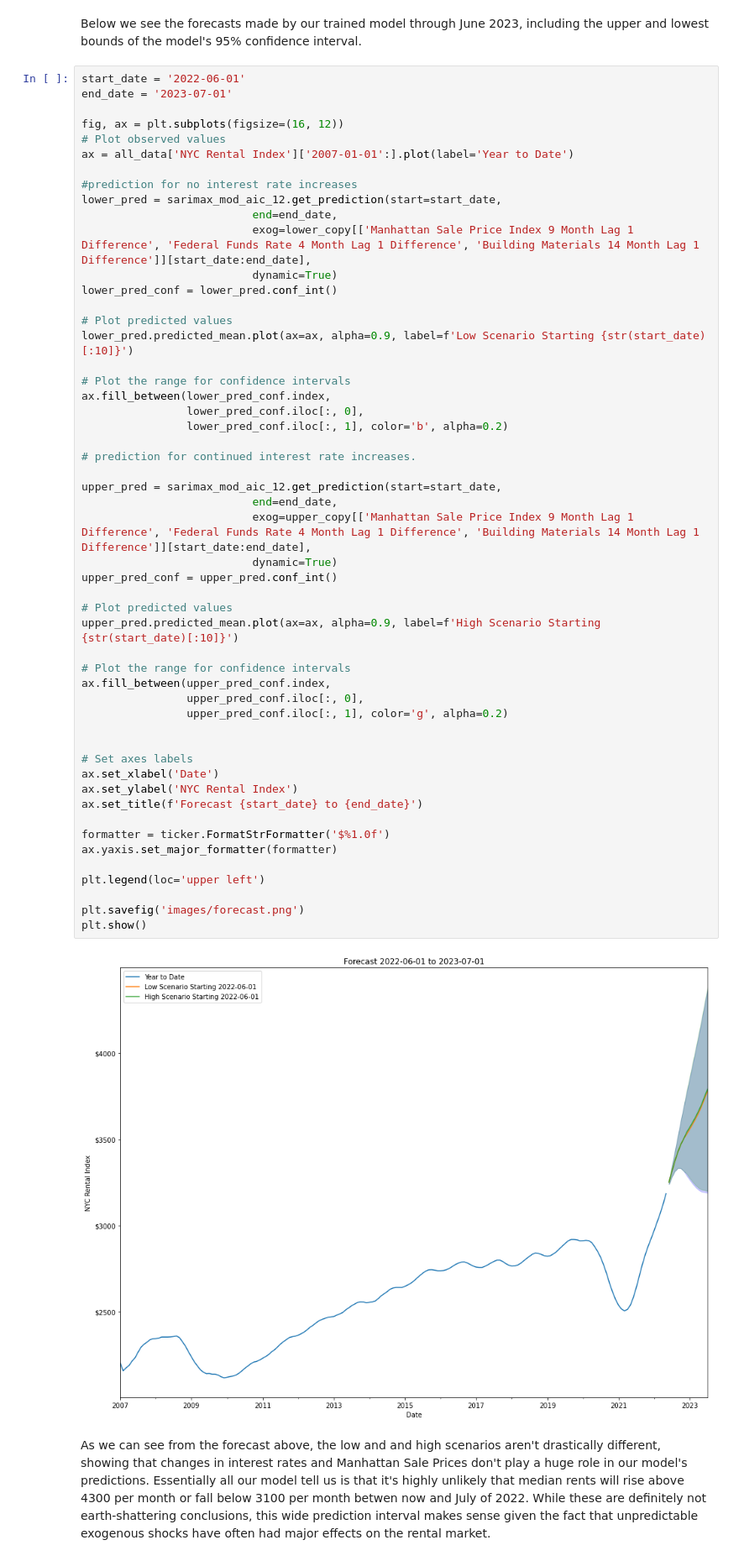
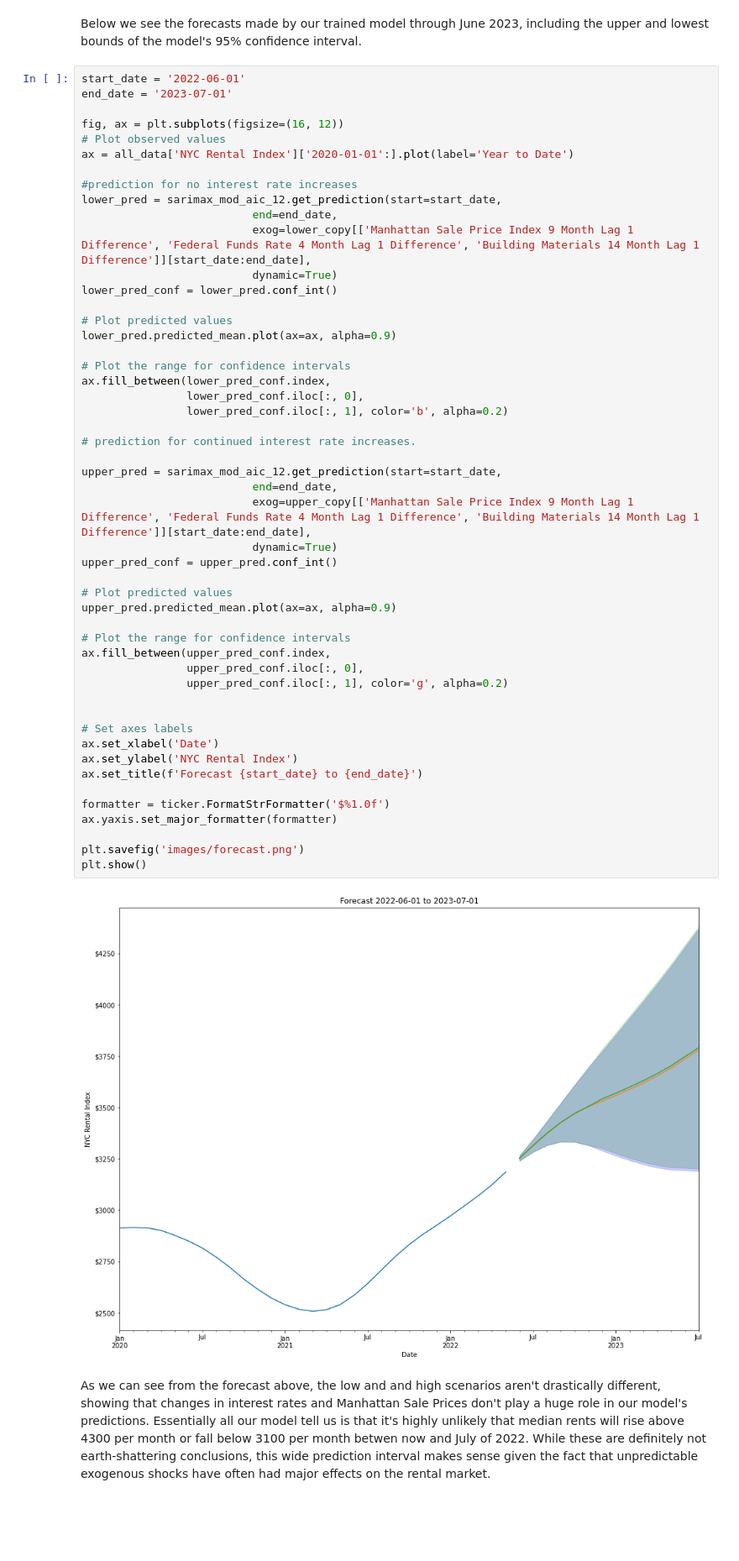
Before and after one commit to DavidKRichter/NYC-Rent-Forecasting-SARIMAX, a Jupyter notebook: nyc-rent-forecasting.ipynb, the cells around one changed output. Shown at 84% size. Saved outputs shown, nothing was run; the diff lists cells and outputs as text; blank space fills up the shorter version.

```diff
--- a/nyc-rent-forecasting.ipynb
+++ b/nyc-rent-forecasting.ipynb
@@ -1269,7 +1269,7 @@ end_date = '2023-07-01'
 
 fig, ax = plt.subplots(figsize=(16, 12))
 # Plot observed values
-ax = all_data['NYC Rental Index']['2007-01-01':].plot(label='Year to Date')
+ax = all_data['NYC Rental Index']['2020-01-01':].plot(label='Year to Date')
 
 #prediction for no interest rate increases
 lower_pred = sarimax_mod_aic_12.get_prediction(start=start_date,
@@ -1279,44 +1279,42 @@ lower_pred = sarimax_mod_aic_12.get_prediction(start=start_date,
 lower_pred_conf = lower_pred.conf_int()
 
 # Plot predicted values
-lower_pred.predicted_mean.plot(ax=ax, alpha=0.9, label=f'Low Scenario Starting {str(start_date)[:10]}')
+lower_pred.predicted_mean.plot(ax=ax, alpha=0.9)
 
 # Plot the range for confidence intervals
 ax.fill_between(lower_pred_conf.index,
                 lower_pred_conf.iloc[:, 0],
                 lower_pred_conf.iloc[:, 1], color='b', alpha=0.2)
 
 # prediction for continued interest rate increases.
 
 upper_pred = sarimax_mod_aic_12.get_prediction(start=start_date,
                           end=end_date,
                           exog=upper_copy[['Manhattan Sale Price Index 9 Month Lag 1 Difference', 'Federal Funds Rate 4 Month Lag 1 Difference', 'Building Materials 14 Month Lag 1 Difference']][start_date:end_date],
                           dynamic=True)
 upper_pred_conf = upper_pred.conf_int()
 
 # Plot predicted values
-upper_pred.predicted_mean.plot(ax=ax, alpha=0.9, label=f'High Scenario Starting {str(start_date)[:10]}')
+upper_pred.predicted_mean.plot(ax=ax, alpha=0.9)
 
 # Plot the range for confidence intervals
 ax.fill_between(upper_pred_conf.index,
                 upper_pred_conf.iloc[:, 0],
                 upper_pred_conf.iloc[:, 1], color='g', alpha=0.2)
 
 
 # Set axes labels
 ax.set_xlabel('Date')
 ax.set_ylabel('NYC Rental Index')
 ax.set_title(f'Forecast {start_date} to {end_date}')
 
 formatter = ticker.FormatStrFormatter('$%1.0f')
 ax.yaxis.set_major_formatter(formatter)
 
-plt.legend(loc='upper left')
-
 plt.savefig('images/forecast.png')
 plt.show()
 # %% [output]
-[figure, old version]
+[figure, new version]
 # %% [markdown]
 As we can see from the forecast above, the low and and high scenarios aren't drastically different, showing that changes in interest rates and Manhattan Sale Prices don't play a huge role in our model's predictions. Essentially all our model tell us is that it's highly unlikely that median rents will rise above 4300 per month or fall below 3100 per month betwen now and July of 2022. While these are definitely not earth-shattering conclusions, this wide prediction interval makes sense given the fact that unpredictable exogenous shocks have often had major effects on the rental market.
 # %%
```
Also changed, not shown: parts of 8 cells of this notebook, 2 other files.
